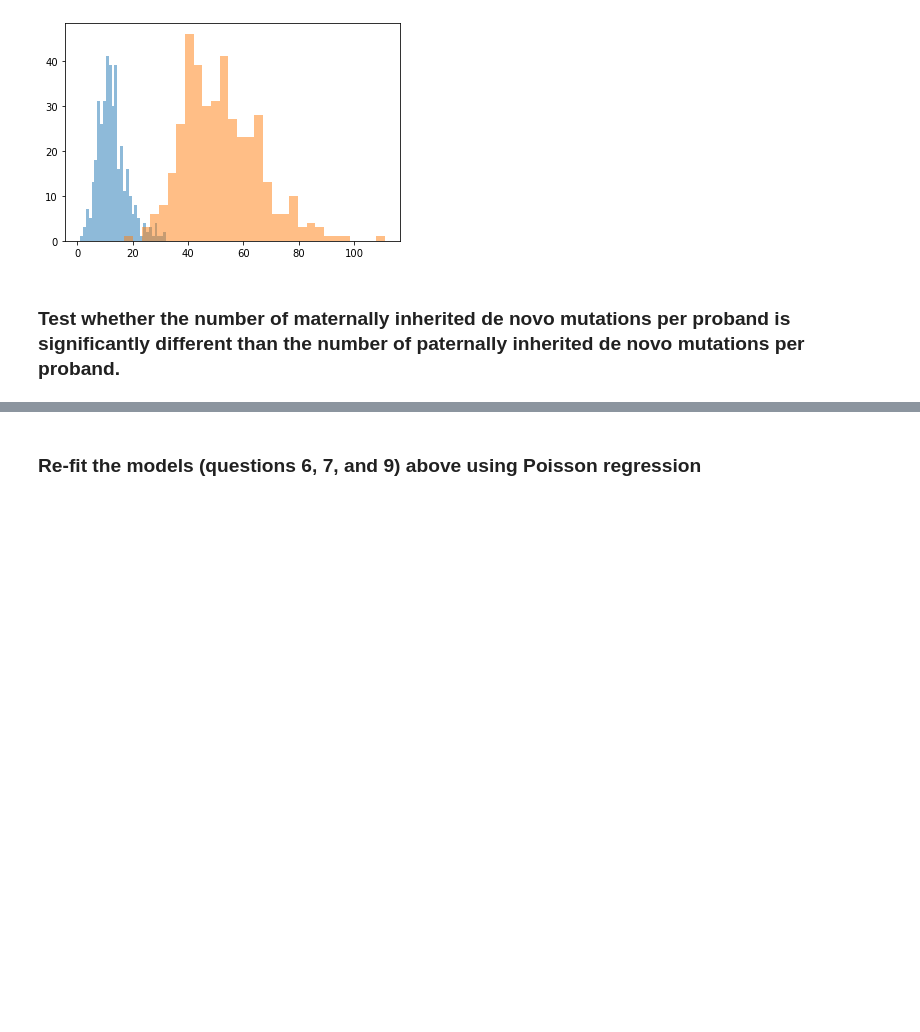
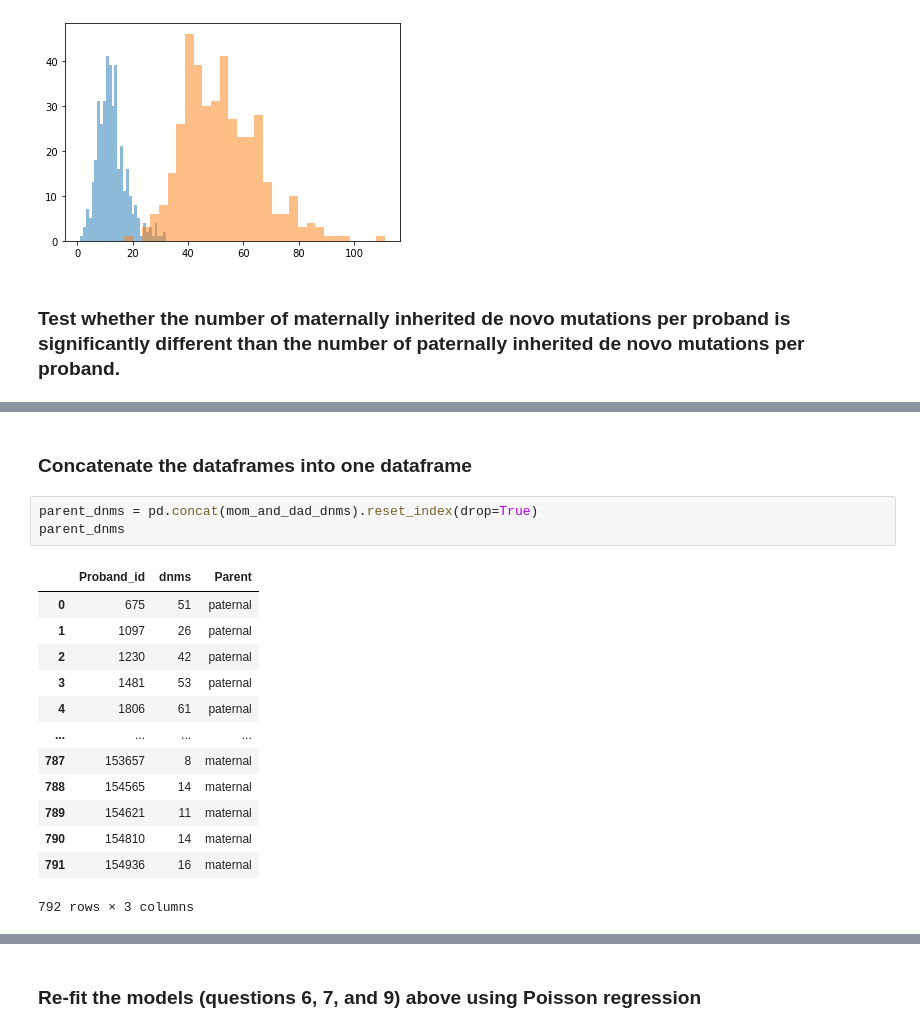
Before and after one commit to rgenner/qbb2021-answers, a Jupyter notebook: day4-evening/day4-eveningHW.ipynb, the cells around one changed output, grey strips where cells are left out. Cells and saved outputs as stored; diff of their text form; blank space fills up the shorter version.

```diff
--- a/day4-evening/day4-eveningHW.ipynb
+++ b/day4-evening/day4-eveningHW.ipynb
@@ -330,0 +485,19 @@ plt.show()
+# %% [markdown]
+### Concatenate the dataframes into one dataframe
+# %%
+parent_dnms = pd.concat(mom_and_dad_dnms).reset_index(drop=True)
+parent_dnms
+# %% [output]
+|  | Proband_id | dnms | Parent |
+| 0 | 675 | 51 | paternal |
+| 1 | 1097 | 26 | paternal |
+| 2 | 1230 | 42 | paternal |
+| 3 | 1481 | 53 | paternal |
+| 4 | 1806 | 61 | paternal |
+| ... | ... | ... | ... |
+| 787 | 153657 | 8 | maternal |
+| 788 | 154565 | 14 | maternal |
+| 789 | 154621 | 11 | maternal |
+| 790 | 154810 | 14 | maternal |
+| 791 | 154936 | 16 | maternal |
+792 rows × 3 columns
```
Also changed, not shown: parts of 24 cells of this notebook.
